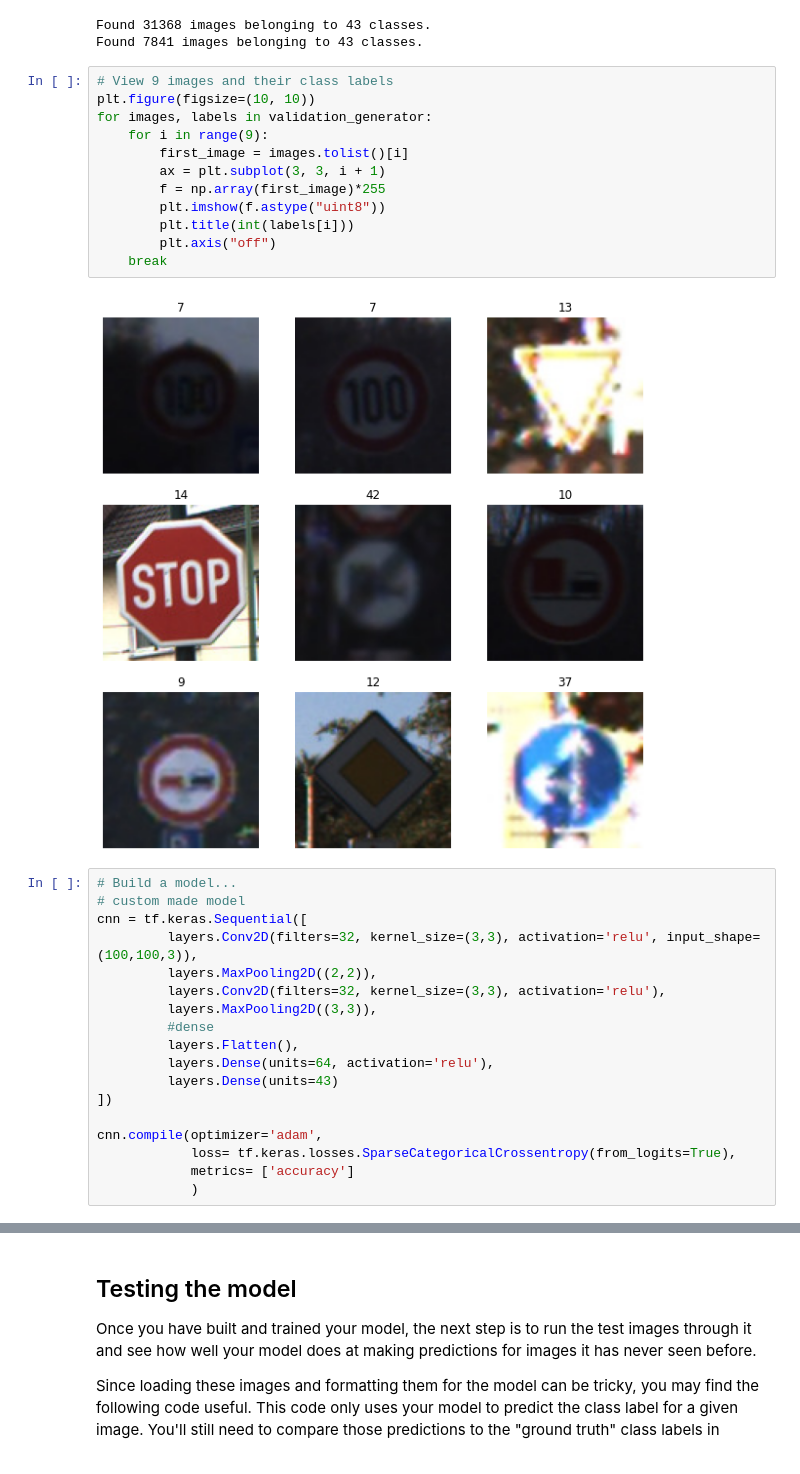
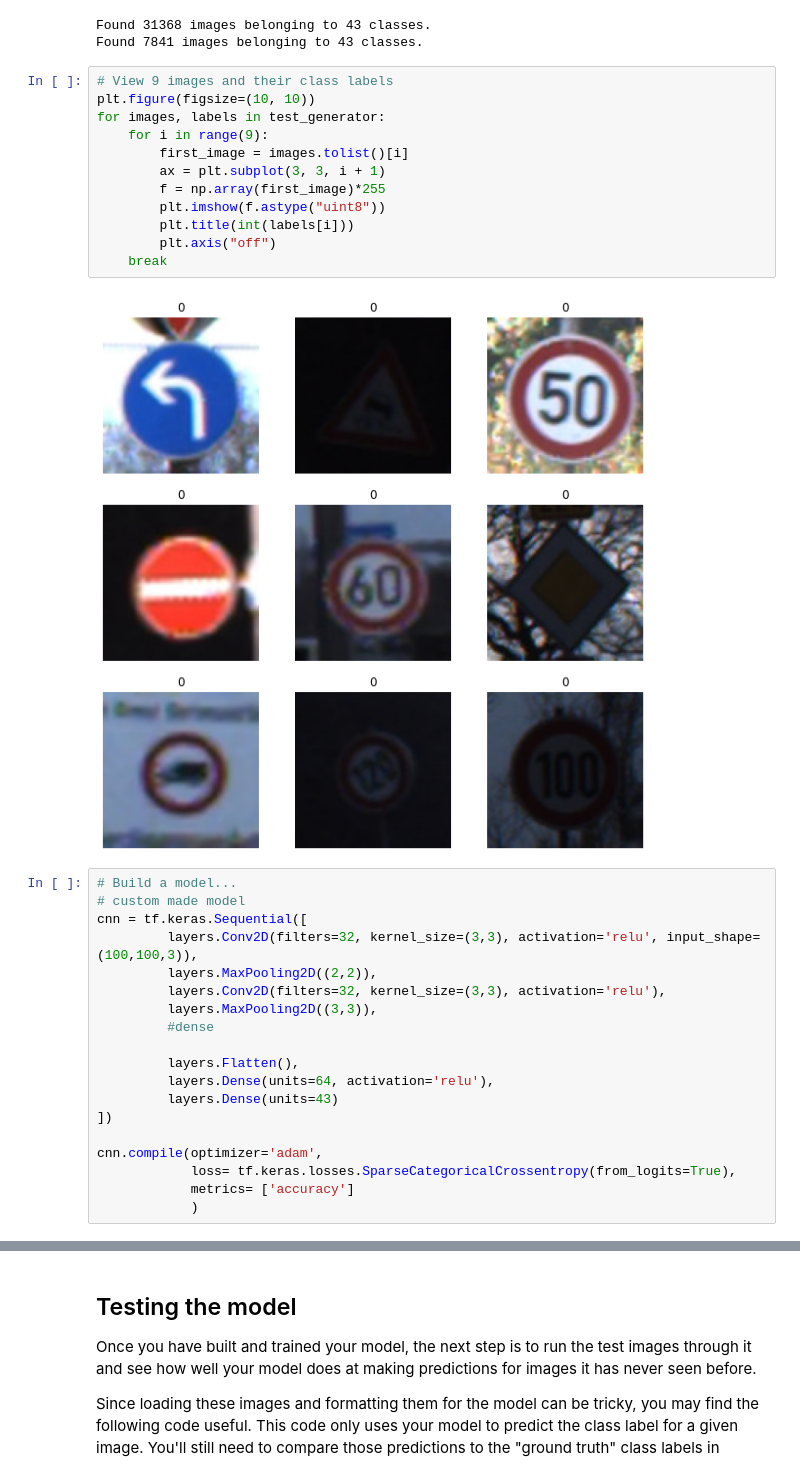
Before and after one commit to carlosdgerez/machine_learning, a Jupyter notebook: module5/comvolutional1.ipynb, the cells around one changed output, grey strips where cells are left out. Cells and saved outputs as stored; diff of their text form.

```diff
--- a/module5/comvolutional1.ipynb
+++ b/module5/comvolutional1.ipynb
@@ -98,17 +98,17 @@ Found 7841 images belonging to 43 classes.
 # %%
 # View 9 images and their class labels
 plt.figure(figsize=(10, 10))
-for images, labels in validation_generator:
+for images, labels in test_generator:
     for i in range(9):
         first_image = images.tolist()[i]
         ax = plt.subplot(3, 3, i + 1)
         f = np.array(first_image)*255
         plt.imshow(f.astype("uint8"))
         plt.title(int(labels[i]))
         plt.axis("off")
     break
 # %% [output]
-[figure, old version]
+[figure, new version]
 # %%
 # Build a model...
 # custom made model
@@ -118,6 +118,7 @@ cnn = tf.keras.Sequential([
          layers.Conv2D(filters=32, kernel_size=(3,3), activation='relu'),
          layers.MaxPooling2D((3,3)),
          #dense
+
          layers.Flatten(),
          layers.Dense(units=64, activation='relu'),
          layers.Dense(units=43)
```
Also changed, not shown: parts of 6 cells of this notebook.
